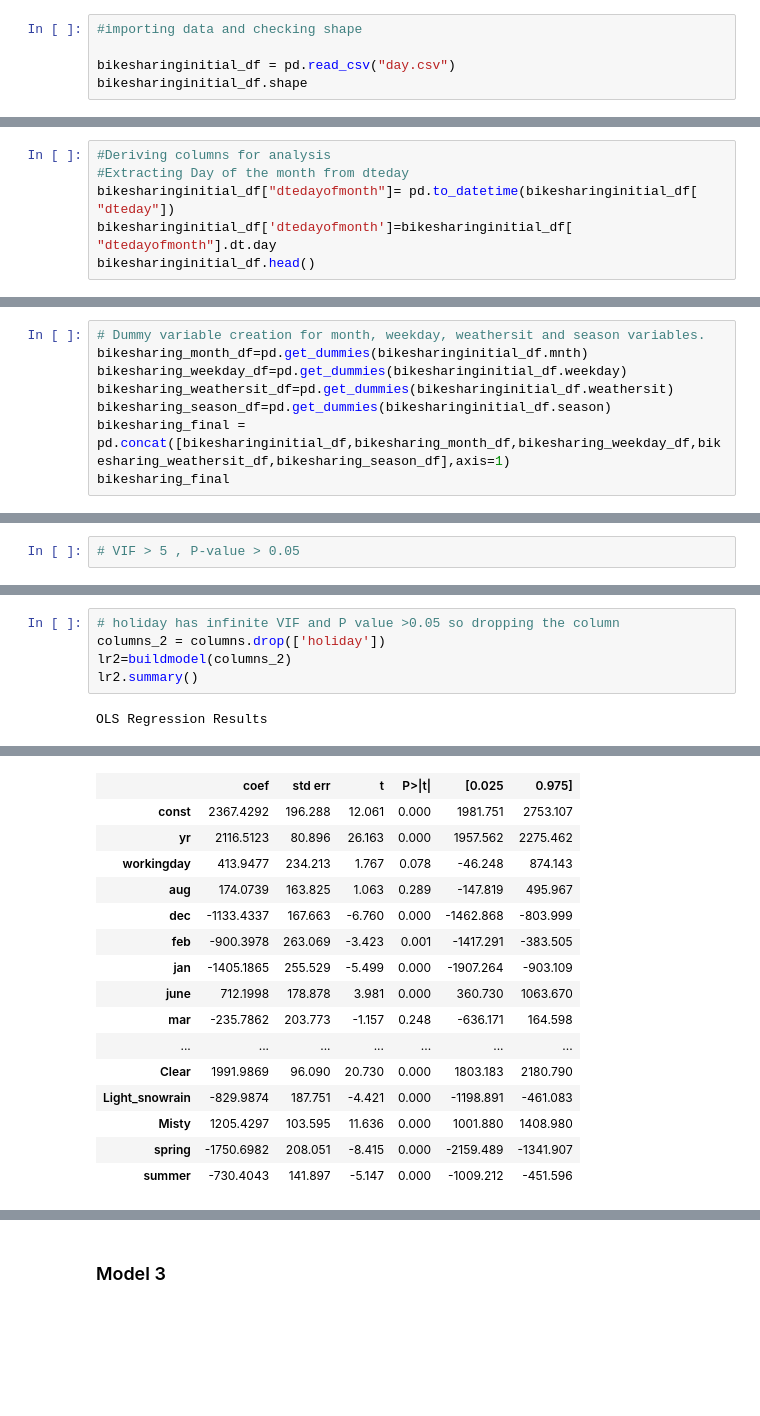
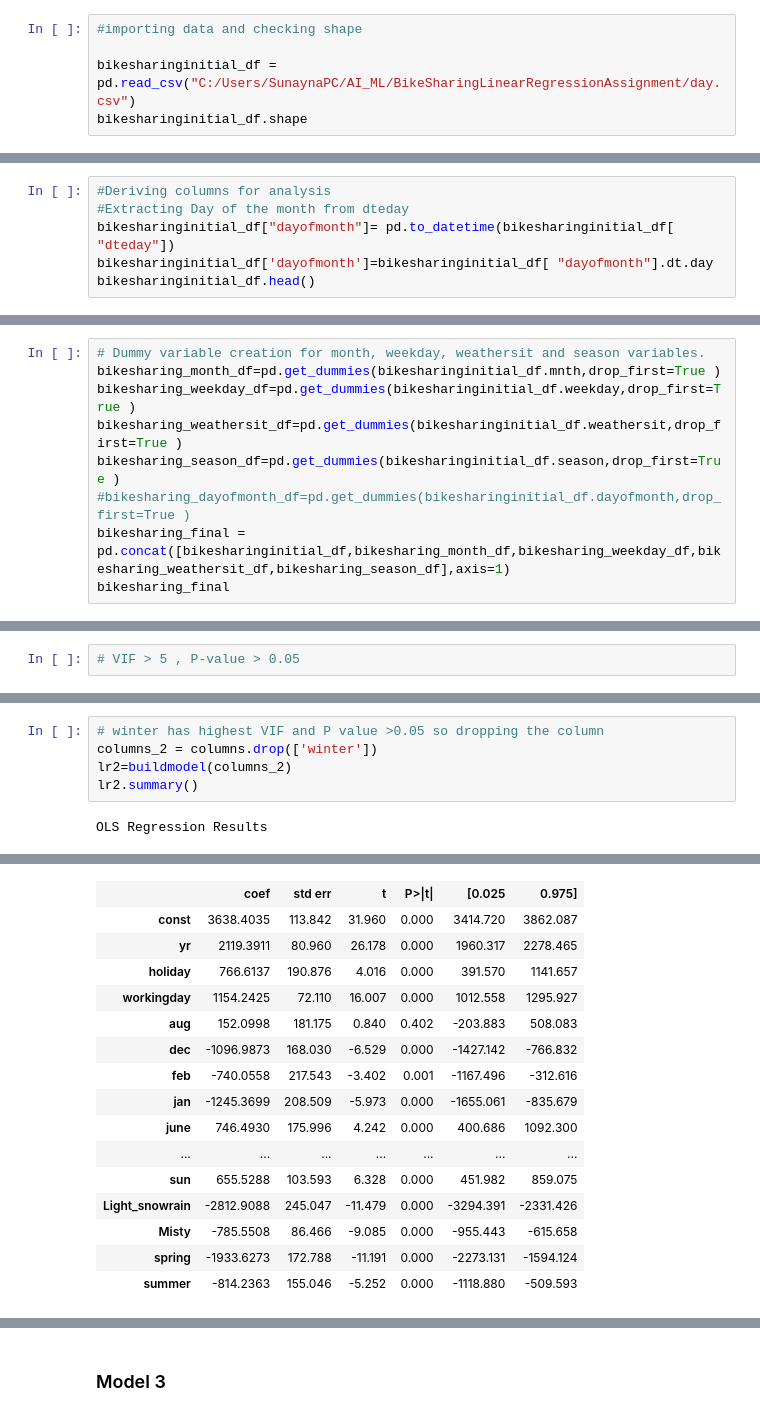
Before and after one commit to sunaynatalreja/BikeSharingLinearRegressionAssignment, a Jupyter notebook: Bike_Sharing_Linear_Regression_Assignment.ipynb, the cells around one changed output, grey strips where cells are left out. Drawn from its saved outputs; the diff is of its cells as text; blank space fills up the shorter version.

```diff
--- a/Bike_Sharing_Linear_Regression_Assignment.ipynb
+++ b/Bike_Sharing_Linear_Regression_Assignment.ipynb
@@ -17,7 +17,7 @@ warnings.filterwarnings('ignore')
 # %%
 #importing data and checking shape
 
-bikesharinginitial_df = pd.read_csv("day.csv")
+bikesharinginitial_df = pd.read_csv("C:/Users/SunaynaPC/AI_ML/BikeSharingLinearRegressionAssignment/day.csv")
 bikesharinginitial_df.shape
 # %% [output]
 (730, 16)
@@ -60,8 +60,8 @@ bikesharinginitial_df.describe()
 # %%
 #Deriving columns for analysis
 #Extracting Day of the month from dteday
-bikesharinginitial_df["dtedayofmonth"]= pd.to_datetime(bikesharinginitial_df[ "dteday"])
-bikesharinginitial_df['dtedayofmonth']=bikesharinginitial_df[ "dtedayofmonth"].dt.day
+bikesharinginitial_df["dayofmonth"]= pd.to_datetime(bikesharinginitial_df[ "dteday"])
+bikesharinginitial_df['dayofmonth']=bikesharinginitial_df[ "dayofmonth"].dt.day
 bikesharinginitial_df.head()
 # %% [output]
 |  | instant | dteday | season | yr | mnth | holiday | weekday | workingday | weathersit | temp | ... |
@@ -298,9 +302,10 @@ plt.legend(labels=['2018', '2019'])
 # %%
 # Dummy variable creation for month, weekday, weathersit and season variables.
-bikesharing_month_df=pd.get_dummies(bikesharinginitial_df.mnth)
-bikesharing_weekday_df=pd.get_dummies(bikesharinginitial_df.weekday)
-bikesharing_weathersit_df=pd.get_dummies(bikesharinginitial_df.weathersit)
-bikesharing_season_df=pd.get_dummies(bikesharinginitial_df.season)
+bikesharing_month_df=pd.get_dummies(bikesharinginitial_df.mnth,drop_first=True )
+bikesharing_weekday_df=pd.get_dummies(bikesharinginitial_df.weekday,drop_first=True )
+bikesharing_weathersit_df=pd.get_dummies(bikesharinginitial_df.weathersit,drop_first=True )
+bikesharing_season_df=pd.get_dummies(bikesharinginitial_df.season,drop_first=True )
+#bikesharing_dayofmonth_df=pd.get_dummies(bikesharinginitial_df.dayofmonth,drop_first=True )
 bikesharing_final = pd.concat([bikesharinginitial_df,bikesharing_month_df,bikesharing_weekday_df,bikesharing_weathersit_df,bikesharing_season_df],axis=1)
 bikesharing_final
 # %% [output]
@@ -501,6 +506,6 @@ calc_vif(columns)
 # %%
-# holiday has infinite VIF and P value >0.05 so dropping the column
-columns_2 = columns.drop(['holiday'])
+# winter has highest VIF and P value >0.05 so dropping the column
+columns_2 = columns.drop(['winter'])
 lr2=buildmodel(columns_2)
 lr2.summary()
 # %% [output]
@@ -515,18 +520,18 @@ OLS Regression Results
 | Df Model: | 18 |  |  |
 | Covariance Type: | nonrobust |  |  |
 |  | coef | std err | t | P>|t| | [0.025 | 0.975] |
-| const | 2367.4292 | 196.288 | 12.061 | 0.000 | 1981.751 | 2753.107 |
-| yr | 2116.5123 | 80.896 | 26.163 | 0.000 | 1957.562 | 2275.462 |
-| workingday | 413.9477 | 234.213 | 1.767 | 0.078 | -46.248 | 874.143 |
-| aug | 174.0739 | 163.825 | 1.063 | 0.289 | -147.819 | 495.967 |
-| dec | -1133.4337 | 167.663 | -6.760 | 0.000 | -1462.868 | -803.999 |
-| feb | -900.3978 | 263.069 | -3.423 | 0.001 | -1417.291 | -383.505 |
-| jan | -1405.1865 | 255.529 | -5.499 | 0.000 | -1907.264 | -903.109 |
-| june | 712.1998 | 178.878 | 3.981 | 0.000 | 360.730 | 1063.670 |
-| mar | -235.7862 | 203.773 | -1.157 | 0.248 | -636.171 | 164.598 |
+| const | 3638.4035 | 113.842 | 31.960 | 0.000 | 3414.720 | 3862.087 |
+| yr | 2119.3911 | 80.960 | 26.178 | 0.000 | 1960.317 | 2278.465 |
+| holiday | 766.6137 | 190.876 | 4.016 | 0.000 | 391.570 | 1141.657 |
+| workingday | 1154.2425 | 72.110 | 16.007 | 0.000 | 1012.558 | 1295.927 |
+| aug | 152.0998 | 181.175 | 0.840 | 0.402 | -203.883 | 508.083 |
+| dec | -1096.9873 | 168.030 | -6.529 | 0.000 | -1427.142 | -766.832 |
+| feb | -740.0558 | 217.543 | -3.402 | 0.001 | -1167.496 | -312.616 |
+| jan | -1245.3699 | 208.509 | -5.973 | 0.000 | -1655.061 | -835.679 |
+| june | 746.4930 | 175.996 | 4.242 | 0.000 | 400.686 | 1092.300 |
 | ... | ... | ... | ... | ... | ... | ... |
-| Clear | 1991.9869 | 96.090 | 20.730 | 0.000 | 1803.183 | 2180.790 |
-| Light_snowrain | -829.9874 | 187.751 | -4.421 | 0.000 | -1198.891 | -461.083 |
-| Misty | 1205.4297 | 103.595 | 11.636 | 0.000 | 1001.880 | 1408.980 |
-| spring | -1750.6982 | 208.051 | -8.415 | 0.000 | -2159.489 | -1341.907 |
-| summer | -730.4043 | 141.897 | -5.147 | 0.000 | -1009.212 | -451.596 |
+| sun | 655.5288 | 103.593 | 6.328 | 0.000 | 451.982 | 859.075 |
+| Light_snowrain | -2812.9088 | 245.047 | -11.479 | 0.000 | -3294.391 | -2331.426 |
+| Misty | -785.5508 | 86.466 | -9.085 | 0.000 | -955.443 | -615.658 |
+| spring | -1933.6273 | 172.788 | -11.191 | 0.000 | -2273.131 | -1594.124 |
+| summer | -814.2363 | 155.046 | -5.252 | 0.000 | -1118.880 | -509.593 |
```
Also changed, not shown: parts of 84 cells of this notebook.
